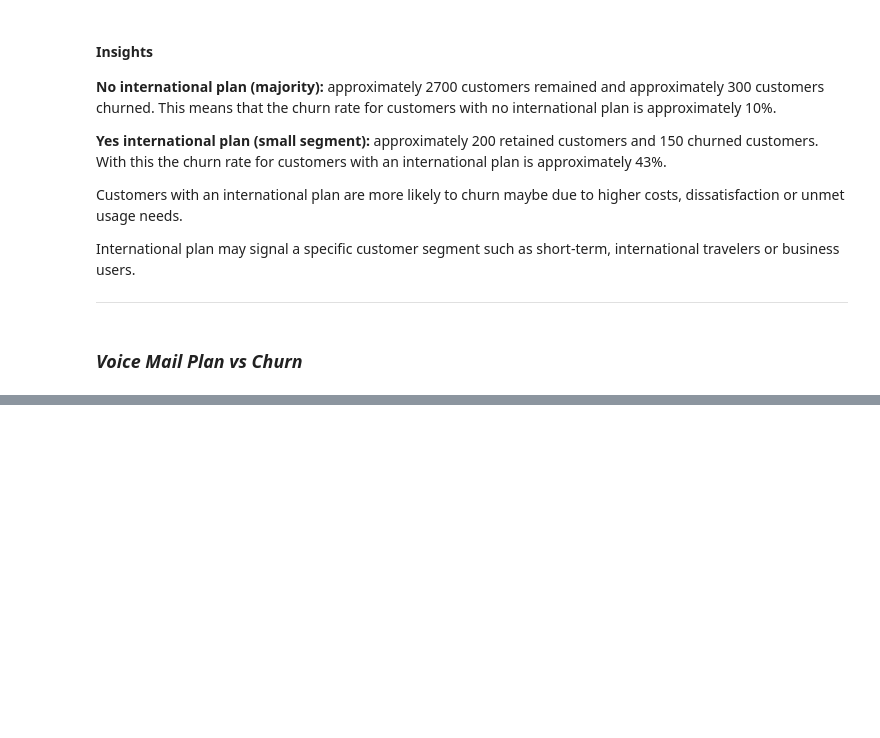
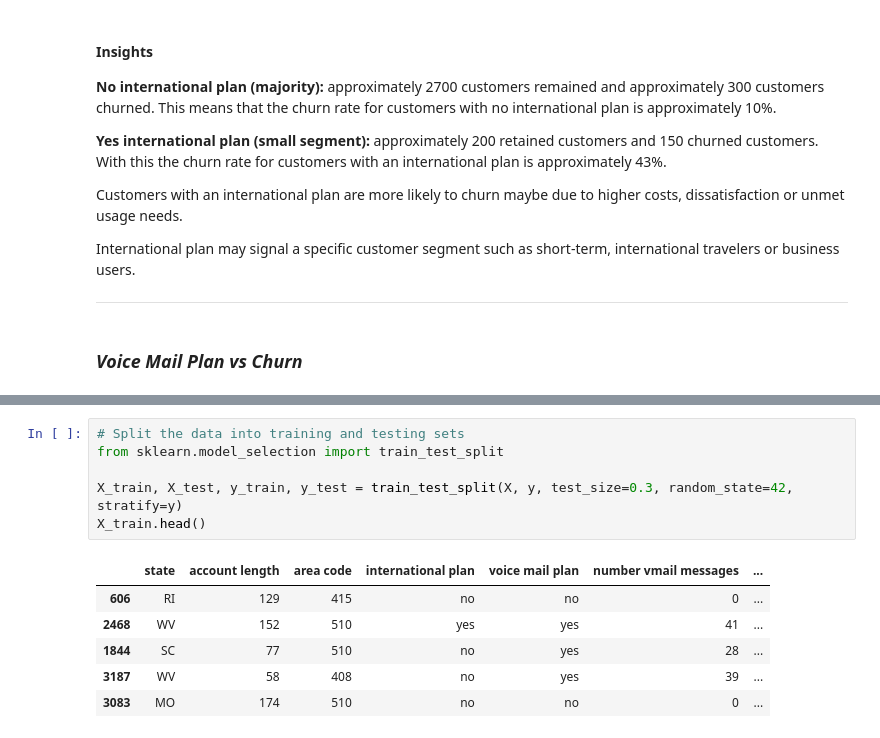
Before and after one commit to Kelvin-M02/customer-churn-prediction-phase3-project, a Jupyter notebook: notebooks/churn_analysis.ipynb, the cells around one changed output, grey strips where cells are left out. Drawn from its saved outputs; the diff is of its cells as text; blank space fills up the shorter version.

```diff
--- a/notebooks/churn_analysis.ipynb
+++ b/notebooks/churn_analysis.ipynb
@@ -344,0 +396,13 @@ Offering free/ discounted voicemail plan could increase adoption.
+# %%
+# Split the data into training and testing sets
+from sklearn.model_selection import train_test_split
+
+X_train, X_test, y_train, y_test = train_test_split(X, y, test_size=0.3, random_state=42, stratify=y)
+X_train.head()
+# %% [output]
+|  | state | account length | area code | international plan | voice mail plan | number vmail messages | ... |
+| 606 | RI | 129 | 415 | no | no | 0 | ... |
+| 2468 | WV | 152 | 510 | yes | yes | 41 | ... |
+| 1844 | SC | 77 | 510 | no | yes | 28 | ... |
+| 3187 | WV | 58 | 408 | no | yes | 39 | ... |
+| 3083 | MO | 174 | 510 | no | no | 0 | ... |
```
Also changed, not shown: parts of 26 cells of this notebook.
